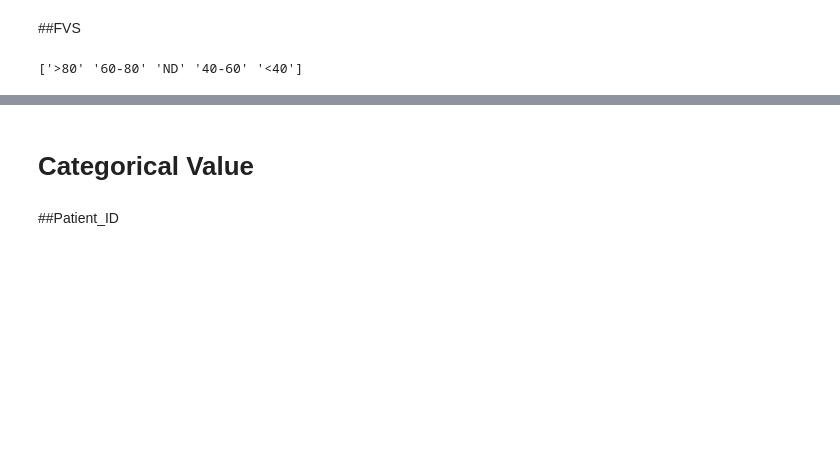
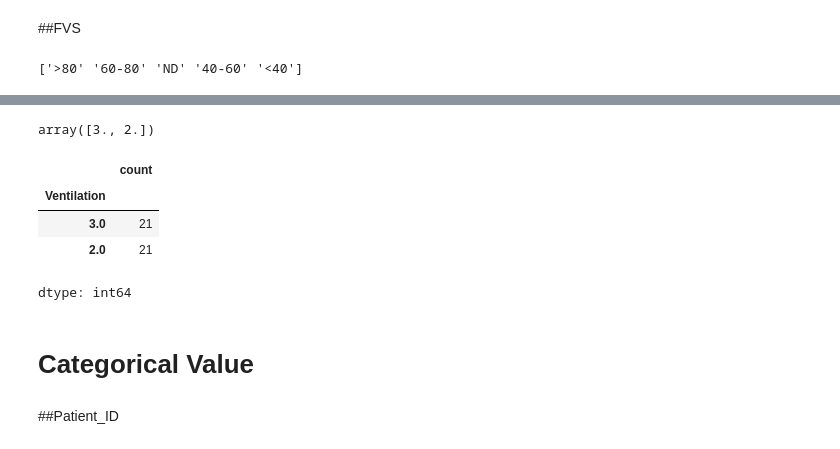
Before and after one commit to FaridRash/Advance-Statistical-Learnin--Semester-3, a Jupyter notebook: MH/Mh_AD.ipynb, the cells around one changed output, grey strips where cells are left out. Cells and saved outputs as stored; diff of their text form; code cells hidden in the pictures; blank space fills up the shorter version.

```diff
--- a/MH/Mh_AD.ipynb
+++ b/MH/Mh_AD.ipynb
@@ -258,3 +287,14 @@ print(df['FVC'].unique())
+# %%
+ventilation_subset = df[df['Ventilation'].isin([2.0, 3.0])]
+display(ventilation_subset['Ventilation'].unique())
+display(ventilation_subset['Ventilation'].value_counts())
+# %% [output]
+array([3., 2.])
+|  | count |
+| Ventilation |  |
+| 3.0 | 21 |
+| 2.0 | 21 |
+dtype: int64
 # %% [markdown]
 # Categorical Value
 # %% [markdown]
```
Also changed, not shown: parts of 7 cells of this notebook.
